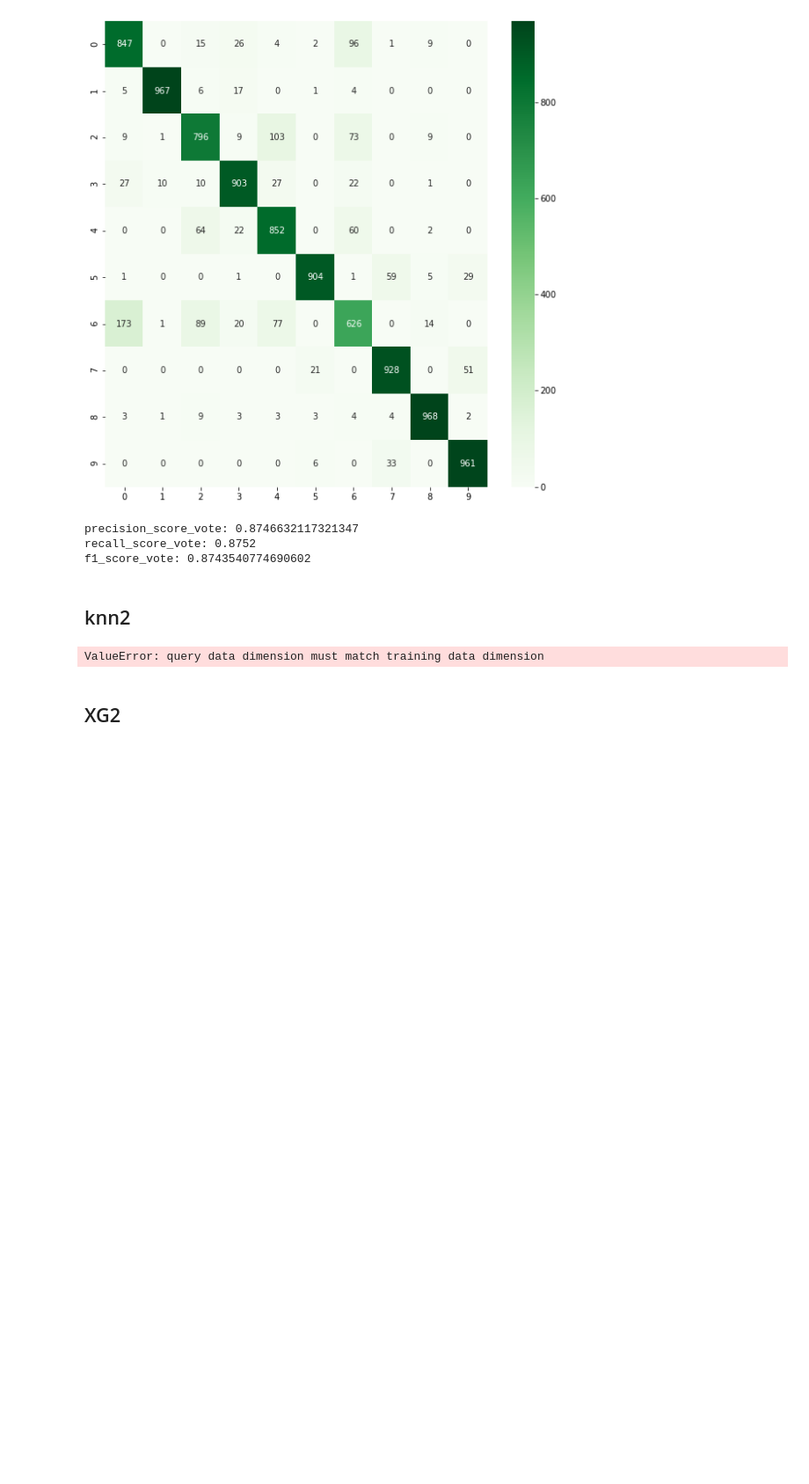
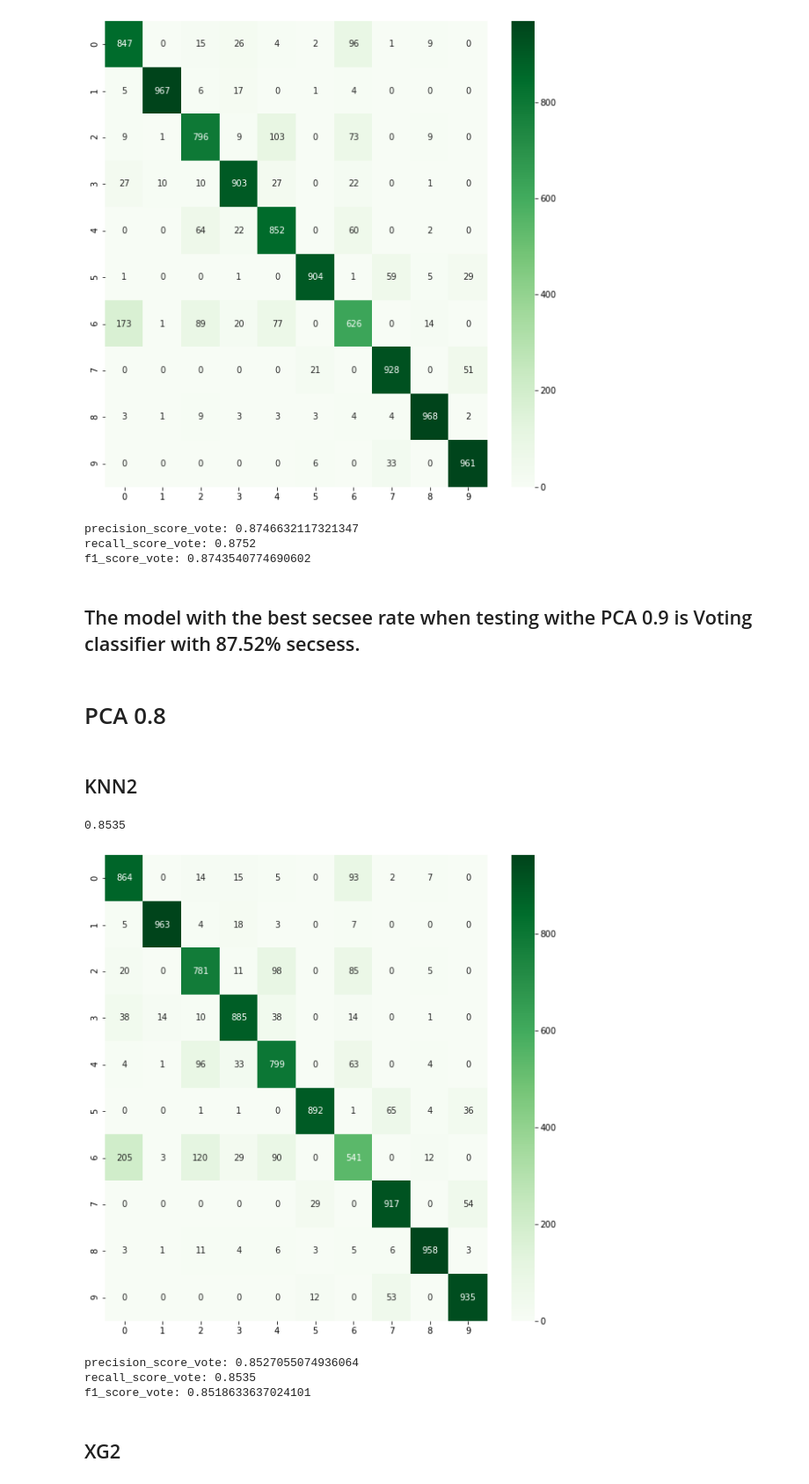
Before and after one commit to Yehudit-Brickner/data_science_end_of_year1_project, a Jupyter notebook: fasion mnist-2 3.5.21.ipynb, the cells around one changed output. Shown at 88% size. Cells and saved outputs as stored; diff of their text form; code cells hidden in the pictures; blank space fills up the shorter version.

Commit message:
added tests and more explanations

```diff
--- a/fasion mnist-2 3.5.21.ipynb
+++ b/fasion mnist-2 3.5.21.ipynb
@@ -424,8 +426,8 @@ for x in range (3,50):
 # the best result is with  6 neighbors
 # %%
 knn2 = KNeighborsClassifier(n_neighbors=6)
-knn2.fit(x_train_recovered2, y_train_set)
-y_pred_knn2=knn2.predict(x_test_recovered2)
+knn2.fit(x_train_reduced2, y_train_set)
+y_pred_knn2=knn2.predict(x_test_reduced2)
 accuracy_knn2=metrics.accuracy_score(y_test_set, y_pred_knn2)
 accuracy_knn2
 # %% [output]
@@ -997,16 +1005,35 @@ print("f1_score_vote:",f1_score(y_testing_set_dont_touch, y_pred_vote1_test,aver
 precision_score_vote: 0.8746632117321347
 recall_score_vote: 0.8752
 f1_score_vote: 0.8743540774690602
+# %% [markdown]
+## The model with the best secsee rate when testing withe PCA 0.9 is Voting classifier with 87.52% secsess.
+# %% [markdown]
+# PCA 0.8
 # %%
 x_testing_set_dont_touch_reduced2=pca2.transform(x_testing_set_dont_touch)
 # %% [markdown]
-## knn2
+## KNN2
 # %%
 y_pred_knn2_test=knn2.predict(x_testing_set_dont_touch_reduced2)
 accuracy_knn2_test=metrics.accuracy_score(y_testing_set_dont_touch,y_pred_knn2_test)
 accuracy_knn2_test
 # %% [output]
-ValueError: query data dimension must match training data dimension
+0.8535
+# %%
+# confussion matrix
+mat_knn2_test=confusion_matrix(y_testing_set_dont_touch, y_pred_knn2_test)
+confussion_matrix(mat_knn2_test)
+# %% [output]
+[figure, added]
+# %%
+# precision score, recalll score, f1 score
+print("precision_score_vote:",precision_score(y_testing_set_dont_touch, y_pred_knn2_test,average='weighted'))
+print("recall_score_vote:",recall_score(y_testing_set_dont_touch, y_pred_knn2_test,average='weighted'))
+print("f1_score_vote:",f1_score(y_testing_set_dont_touch, y_pred_knn2_test,average='weighted'))
+# %% [output]
+precision_score_vote: 0.8527055074936064
+recall_score_vote: 0.8535
+f1_score_vote: 0.8518633637024101
 # %% [markdown]
 ## XG2
 # %%
```
Also changed, not shown: parts of 52 cells of this notebook.
